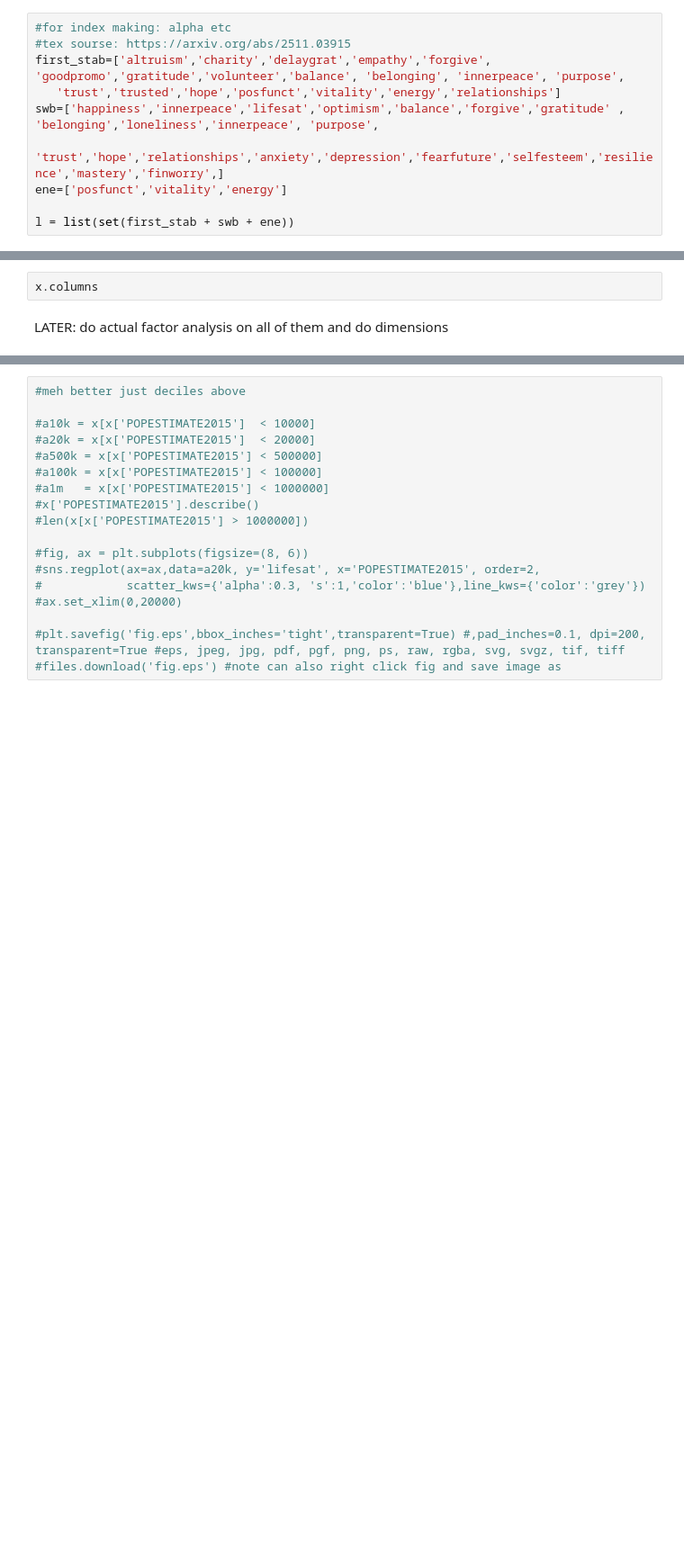
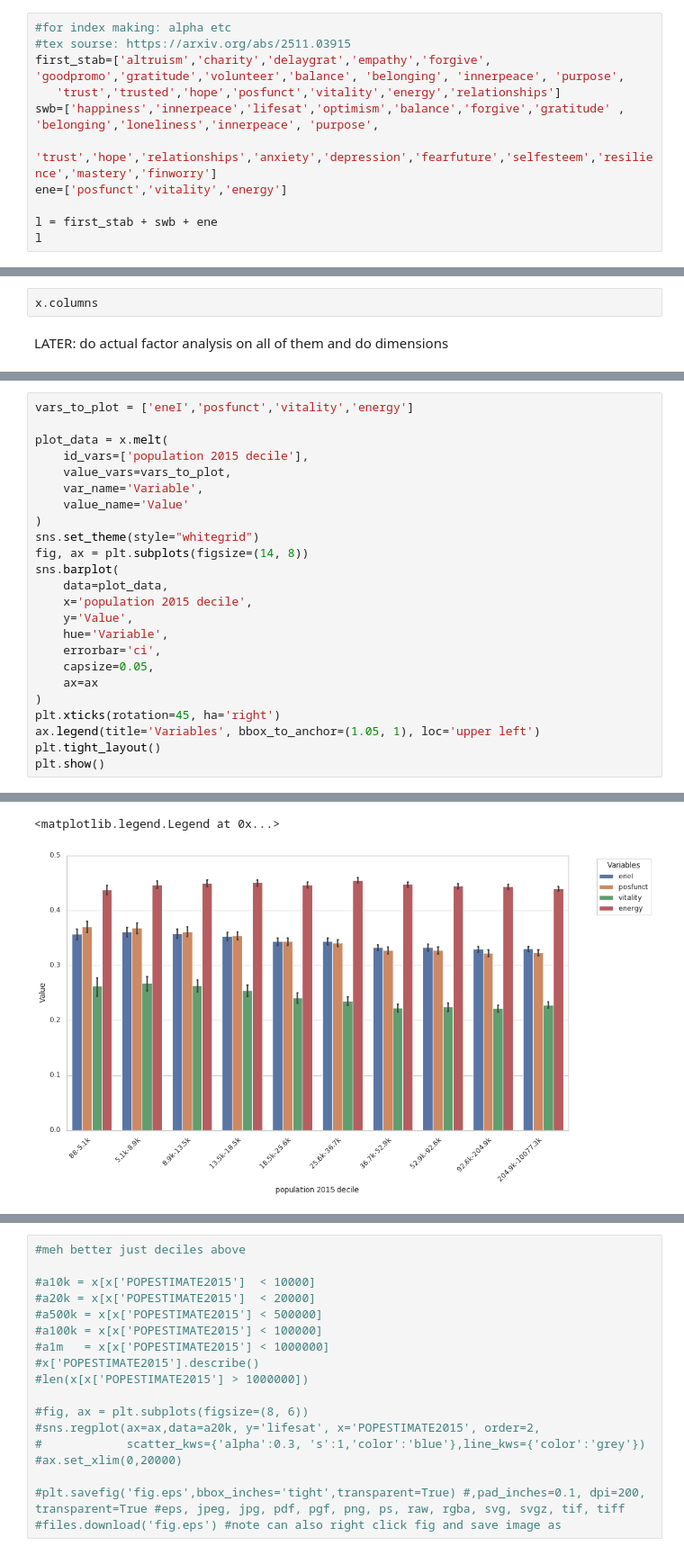
Before and after one commit to theaok/hfgi, a Jupyter notebook: hfgi.ipynb, the cells around one changed output, grey strips where cells are left out. Shown at 90% size. Drawn from its saved outputs; the diff is of its cells as text; blank space fills up the shorter version.

```diff
--- a/hfgi.ipynb
+++ b/hfgi.ipynb
@@ -1120,8 +1149,9 @@ import mapclassify
 first_stab=['altruism','charity','delaygrat','empathy','forgive', 'goodpromo','gratitude','volunteer','balance', 'belonging', 'innerpeace', 'purpose',
    'trust','trusted','hope','posfunct','vitality','energy','relationships']
 swb=['happiness','innerpeace','lifesat','optimism','balance','forgive','gratitude' , 'belonging','loneliness','innerpeace', 'purpose',
-   'trust','hope','relationships','anxiety','depression','fearfuture','selfesteem','resilience','mastery','finworry',]
+   'trust','hope','relationships','anxiety','depression','fearfuture','selfesteem','resilience','mastery','finworry']
 ene=['posfunct','vitality','energy']
 
-l = list(set(first_stab + swb + ene))
+l = first_stab + swb + ene
+l
 # %% [output]
@@ -1414,0 +1648,25 @@ x.groupby('population 2015 decile', observed=True)[['eneI','posfunct','vitality'
+# %%
+vars_to_plot = ['eneI','posfunct','vitality','energy']
+
+plot_data = x.melt(
+    id_vars=['population 2015 decile'],
+    value_vars=vars_to_plot,
+    var_name='Variable',
+    value_name='Value'
+)
+sns.set_theme(style="whitegrid")
+fig, ax = plt.subplots(figsize=(14, 8))
+sns.barplot(
+    data=plot_data,
+    x='population 2015 decile',
+    y='Value',
+    hue='Variable',
+    errorbar='ci',
+    capsize=0.05,
+    ax=ax
+)
+plt.xticks(rotation=45, ha='right')
+ax.legend(title='Variables', bbox_to_anchor=(1.05, 1), loc='upper left')
+plt.tight_layout()
+plt.show()
+# %% [output]
@@ -1415,3 +1685,5 @@ x.groupby('population 2015 decile', observed=True)[['eneI','posfunct','vitality'
+<matplotlib.legend.Legend at 0x...>
+[figure, added]
 # %%
 x.groupby('population 2015 decile')[['swbI','lifesat','happiness','innerpeace','optimism', 'purpose',
                                      'hope']].mean().round(2).style.background_gradient(cmap="RdYlGn").format(precision=2)
```
Also changed, not shown: parts of 26 cells of this notebook.
